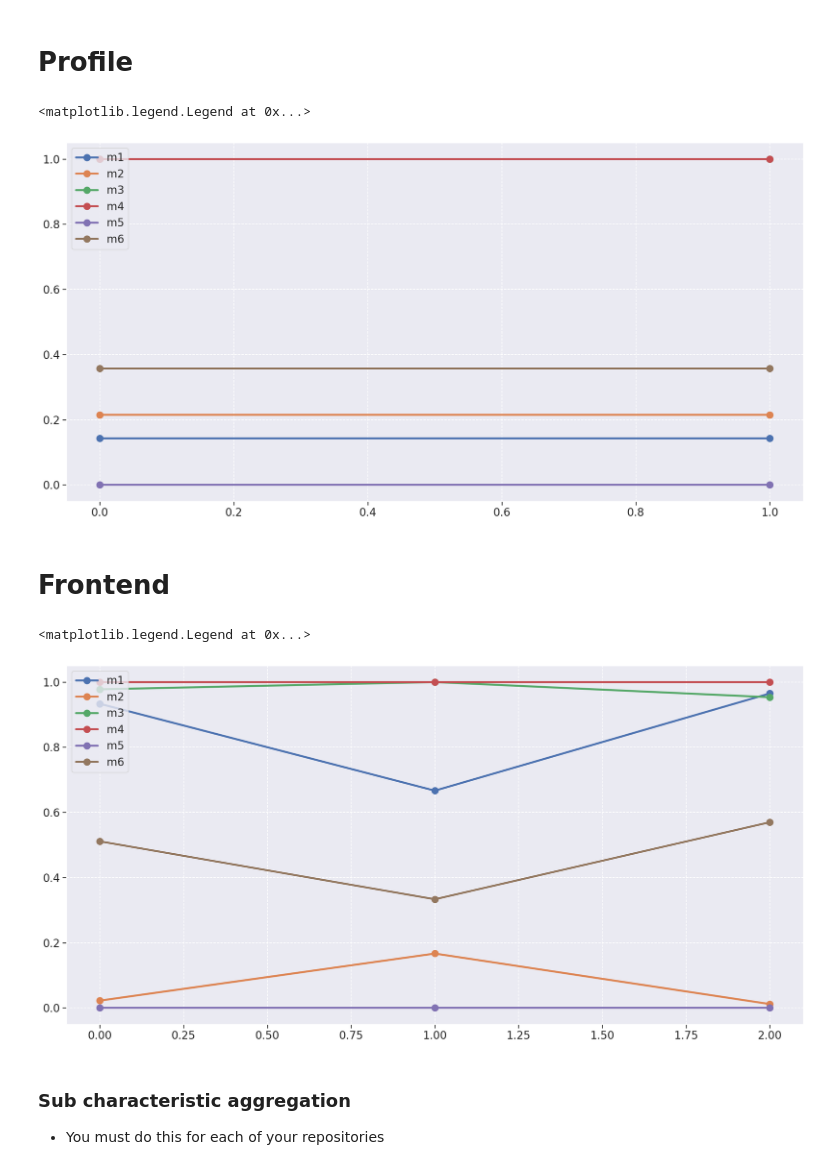
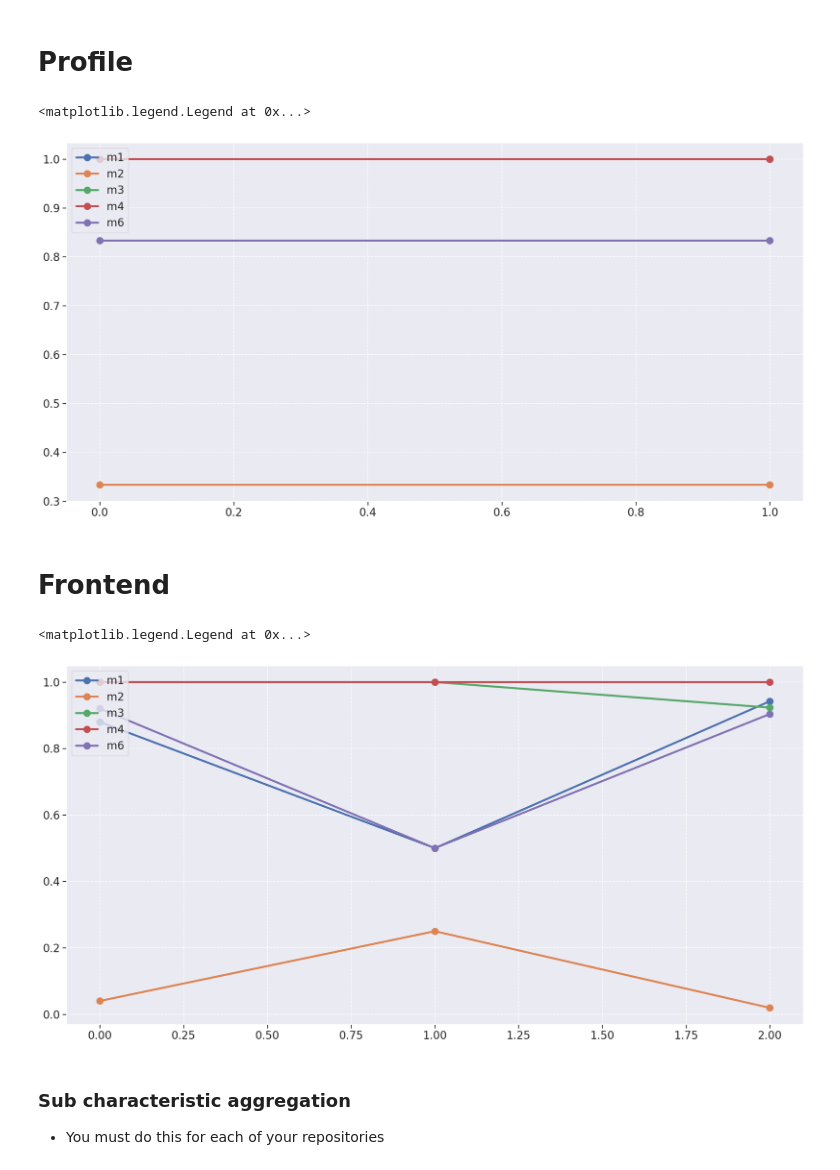
Before and after one commit to fga-eps-mds/2021.1-PC-GO1, a Jupyter notebook: analytics-notebooks/analytics.ipynb, the cells around one changed output. Drawn from its saved outputs; the diff is of its cells as text; code cells hidden in the pictures.

```diff
--- a/analytics-notebooks/analytics.ipynb
+++ b/analytics-notebooks/analytics.ipynb
@@ -280,6 +292,19 @@ def m6(df):
     return density_test_coverage
 # %% [markdown]
 ### Calculate m1, m2, m3, m4, m5 and m6 for each repository
+# %%
+def drop_unnecessary_files(df):
+    new_df = df[~df['path'].str.contains('test')]
+    new_df = new_df[~new_df['path'].str.contains('init')]
+    new_df = new_df[~new_df['path'].str.contains('manage')]
+    new_df = new_df[~new_df['path'].str.contains('asgi')]
+    new_df = new_df[~new_df['path'].str.contains('wsgi')]
+    new_df = new_df[~new_df['path'].str.contains('admin')]
+    return new_df
+# %%
+new_archives_df = drop_unnecessary_files(archives_df)
+new_frontend_df = drop_unnecessary_files(frontend_df)
+new_profile_df = drop_unnecessary_files(profile_df)
 # %%
 def create_metrics_df(df):
 
@@ -306,7 +331,6 @@ def create_metrics_df(df):
         m2_list.append(m2(version_df))
         m3_list.append(m3(version_df))
         m4_list.append(m4(version_df))
-        m5_list.append(m5(version_df))
         m6_list.append(m6(version_df))
 
         ncloc_list.append(_ncloc(version_df))
@@ -317,7 +341,6 @@ def create_metrics_df(df):
                                'm2': m2_list,
                                'm3': m3_list,
                                'm4': m4_list,
-                               'm5': m5_list,
                                'm6': m6_list,
                                'repository': repository_list,
                                'version': version_list,
@@ -335,3 +350,7 @@ frontend_metrics.fillna(0, inplace=True)
+# %%
+archives_metrics = create_metrics_df(new_archives_df)
+profile_metrics = create_metrics_df(new_profile_df)
+frontend_metrics = create_metrics_df(new_frontend_df)
 # %% [markdown]
 ### Data visualization
 
@@ -361,29 +379,27 @@ plt.plot(profile_metrics['m1'], linewidth=3, marker='o', markersize=10, label='m
 plt.plot(profile_metrics['m2'], linewidth=3, marker='o', markersize=10, label='m2')
 plt.plot(profile_metrics['m3'], linewidth=3, marker='o', markersize=10, label='m3')
 plt.plot(profile_metrics['m4'], linewidth=3, marker='o', markersize=10, label='m4')
-plt.plot(profile_metrics['m5'], linewidth=3, marker='o', markersize=10, label='m5')
 plt.plot(profile_metrics['m6'], linewidth=3, marker='o', markersize=10, label='m6')
 
 plt.legend(loc='upper left')
 # %% [output]
 <matplotlib.legend.Legend at 0x...>
-[figure, old version]
+[figure, new version]
 # %% [markdown]
 # Frontend
 # %%
 fig = plt.figure(figsize=(20, 10))
 
 plt.plot(frontend_metrics['m1'], linewidth=3, marker='o', markersize=10, label='m1')
 plt.plot(frontend_metrics['m2'], linewidth=3, marker='o', markersize=10, label='m2')
 plt.plot(frontend_metrics['m3'], linewidth=3, marker='o', markersize=10, label='m3')
 plt.plot(frontend_metrics['m4'], linewidth=3, marker='o', markersize=10, label='m4')
-plt.plot(frontend_metrics['m5'], linewidth=3, marker='o', markersize=10, label='m5')
 plt.plot(frontend_metrics['m6'], linewidth=3, marker='o', markersize=10, label='m6')
 
 plt.legend(loc='upper left')
 # %% [output]
 <matplotlib.legend.Legend at 0x...>
-[figure, old version]
+[figure, new version]
 # %% [markdown]
 ### Sub characteristic aggregation
 
```
Also changed, not shown: parts of 21 cells of this notebook.
